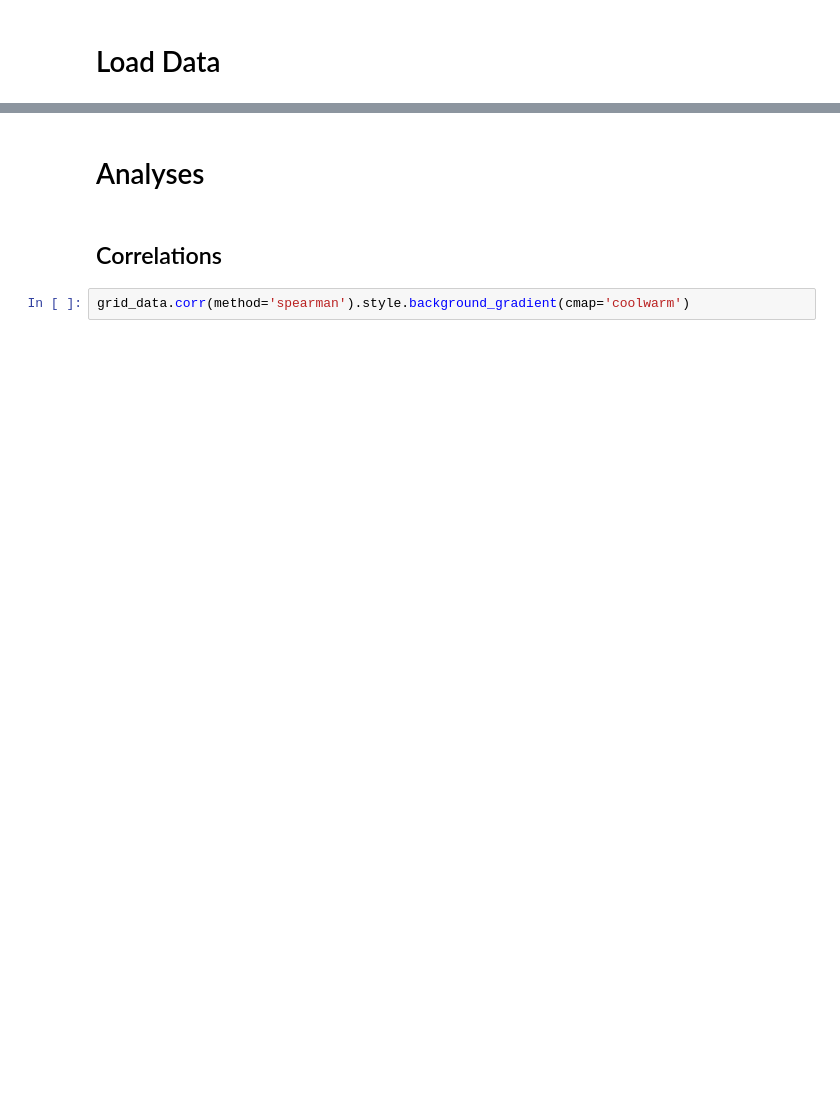
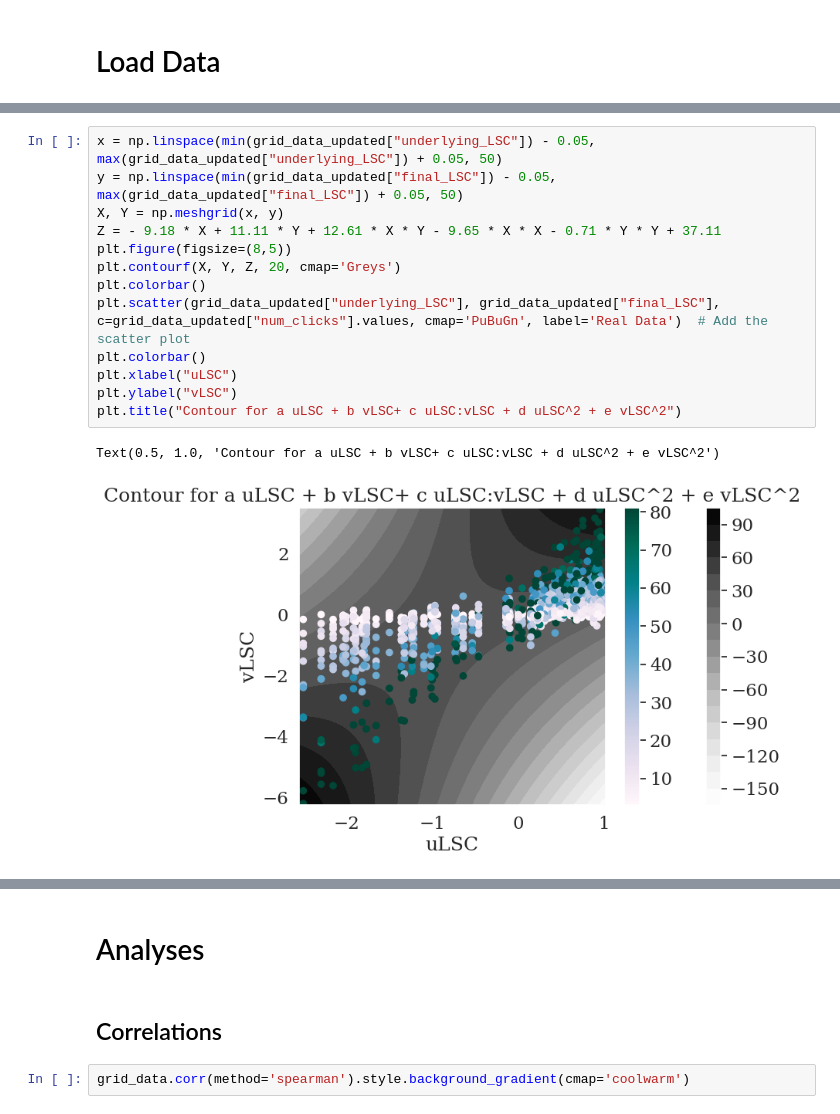
Before and after one commit to surabhisnath/Aesthetic_Curiosity_Complexity-based_Exploration, a Jupyter notebook: scripts/grid-search/DescriptiveAnalysis.ipynb, the cells around one changed output, grey strips where cells are left out. Cells and saved outputs as stored; diff of their text form; blank space fills up the shorter version.

```diff
--- a/scripts/grid-search/DescriptiveAnalysis.ipynb
+++ b/scripts/grid-search/DescriptiveAnalysis.ipynb
@@ -45,0 +218,16 @@ info = pd.read_csv("utils/info.csv")
+# %%
+x = np.linspace(min(grid_data_updated["underlying_LSC"]) - 0.05, max(grid_data_updated["underlying_LSC"]) + 0.05, 50)
+y = np.linspace(min(grid_data_updated["final_LSC"]) - 0.05, max(grid_data_updated["final_LSC"]) + 0.05, 50)
+X, Y = np.meshgrid(x, y)
+Z = - 9.18 * X + 11.11 * Y + 12.61 * X * Y - 9.65 * X * X - 0.71 * Y * Y + 37.11
+plt.figure(figsize=(8,5))
+plt.contourf(X, Y, Z, 20, cmap='Greys')
+plt.colorbar()
+plt.scatter(grid_data_updated["underlying_LSC"], grid_data_updated["final_LSC"], c=grid_data_updated["num_clicks"].values, cmap='PuBuGn', label='Real Data')  # Add the scatter plot
+plt.colorbar()
+plt.xlabel("uLSC")
+plt.ylabel("vLSC")
+plt.title("Contour for a uLSC + b vLSC+ c uLSC:vLSC + d uLSC^2 + e vLSC^2")
+# %% [output]
+Text(0.5, 1.0, 'Contour for a uLSC + b vLSC+ c uLSC:vLSC + d uLSC^2 + e vLSC^2')
+[figure, added]
```
Also changed, not shown: parts of 22 cells of this notebook, 36 other files.
